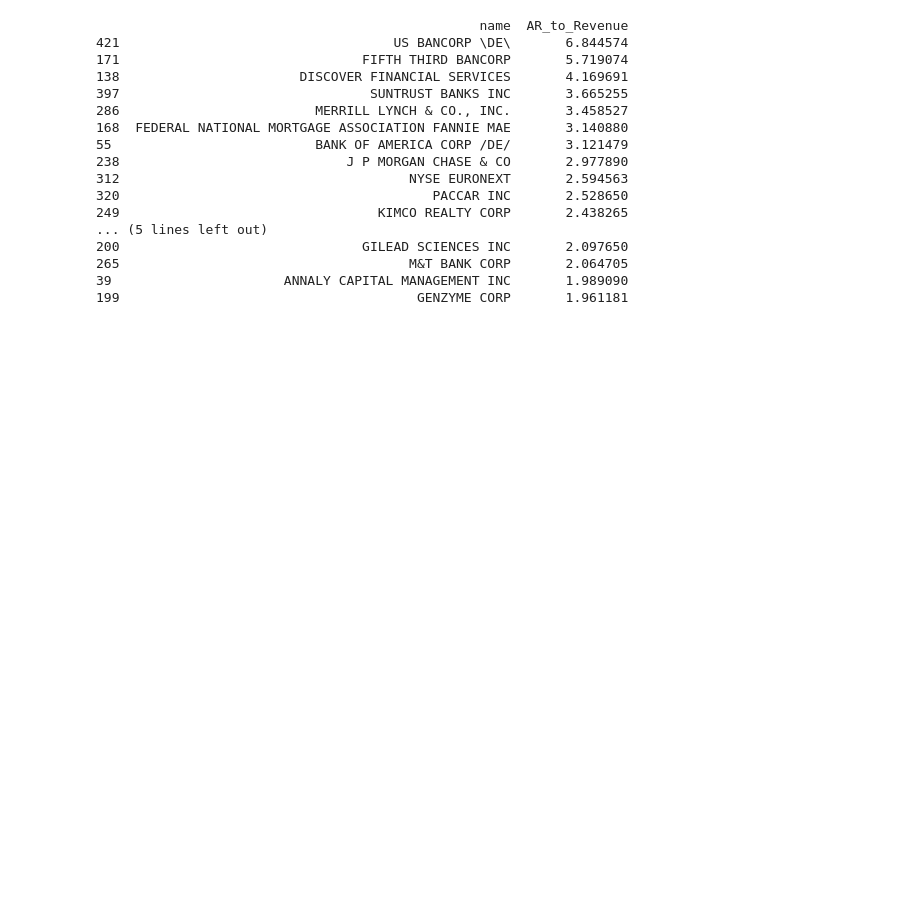
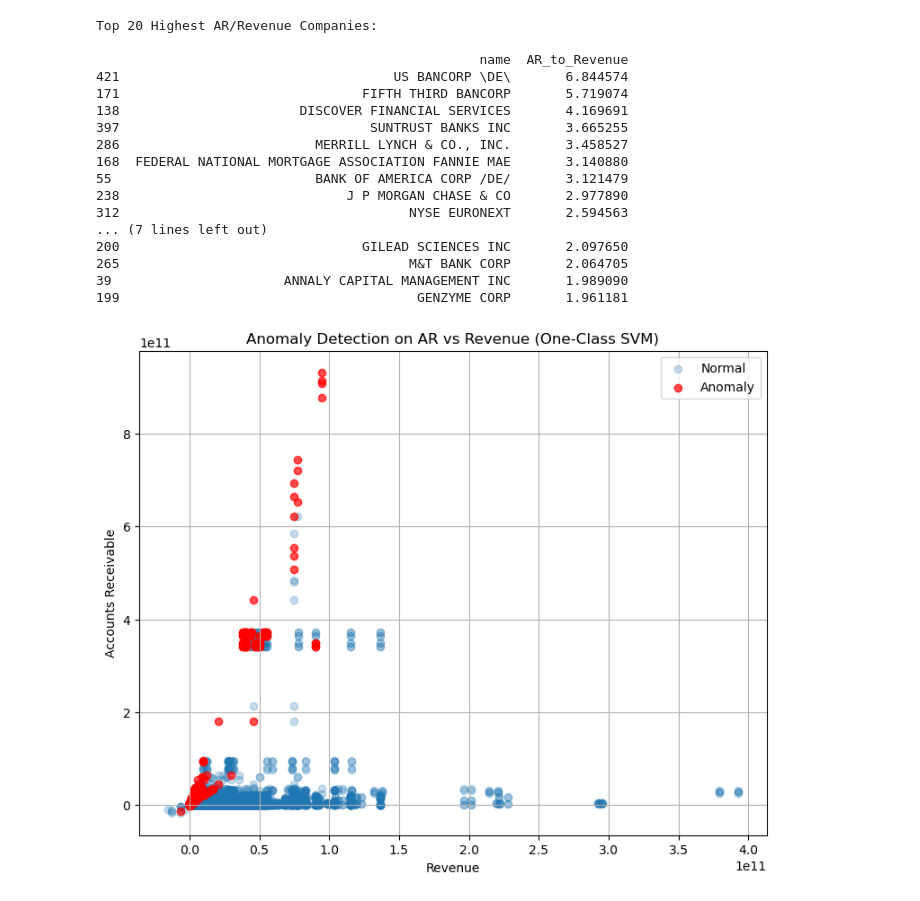
Before and after one commit to Codeman0834/FTP, a Jupyter notebook: TFP.ipynb, the cells around one changed output. Saved outputs shown, nothing was run; the diff lists cells and outputs as text; code cells hidden in the pictures; blank space fills up the shorter version.

Commit message:
Updated AR-to-Revenue analysis and anomaly detection model

```diff
--- a/TFP.ipynb
+++ b/TFP.ipynb
@@ -1,36 +1,95 @@
 # %%
 import pandas as pd
+import numpy as np
+import matplotlib.pyplot as plt
+from sklearn.svm import OneClassSVM
+from sklearn.preprocessing import StandardScaler
+
 
 path = "/home/codysch/Downloads/2009q4/"
+
 sub = pd.read_csv(path + "sub.txt", sep="\t", low_memory=False)
 num = pd.read_csv(path + "num.txt", sep="\t", low_memory=False, on_bad_lines="skip")
 
+
 merged = pd.merge(num, sub, on="adsh")
+
+
 rev = merged[merged["tag"].str.contains("Revenue", case=False, na=False)]
 rec = merged[merged["tag"].str.contains("Receivable", case=False, na=False)]
 
-paired = pd.merge(rev, rec, on=["adsh", "cik", "name", "period"], suffixes=("_rev", "_rec"))
+
+paired = pd.merge(
+    rev,
+    rec,
+    on=["adsh", "cik", "name", "period"],
+    suffixes=("_rev", "_rec")
+)
+
+
 paired["AR_to_Revenue"] = paired["value_rec"] / paired["value_rev"]
+
+
 paired = paired[paired["AR_to_Revenue"].between(0, 10)]
 
-summary = paired.groupby("name")["AR_to_Revenue"].mean().reset_index().sort_values("AR_to_Revenue", ascending=False)
 
+X = paired[["AR_to_Revenue"]].values
+
+scaler = StandardScaler()
+X_scaled = scaler.fit_transform(X)
+
+
+ocsvm = OneClassSVM(kernel="rbf", gamma="auto", nu=0.05)
+ocsvm.fit(X_scaled)
+
+paired["anomaly"] = ocsvm.predict(X_scaled)
+
+# Separate groups
+sus = paired[paired["anomaly"] == -1]
+normal = paired[paired["anomaly"] == 1]
+
+
+summary = (
+    paired.groupby("name")["AR_to_Revenue"]
+    .mean()
+    .reset_index()
+    .sort_values("AR_to_Revenue", ascending=False)
+)
+
+print("\nTop 20 Highest AR/Revenue Companies:\n")
 print(summary.head(20))
+
+
+plt.figure(figsize=(9,7))
+plt.scatter(normal["value_rev"], normal["value_rec"], alpha=0.25, label="Normal")
+plt.scatter(sus["value_rev"], sus["value_rec"], color="red", alpha=0.7, label="Anomaly")
+plt.xlabel("Revenue")
+plt.ylabel("Accounts Receivable")
+plt.title("Anomaly Detection on AR vs Revenue (One-Class SVM)")
+plt.legend()
+plt.grid(True)
+plt.show()
+
+
+sus_sorted = sus.sort_values("AR_to_Revenue", ascending=False)
+print("\nTop 20 Most Suspicious Companies Based on Ratio:\n")
+print(sus_sorted[["name", "AR_to_Revenue"]].head(20))
 # %% [output]
+Top 20 Highest AR/Revenue Companies:
+
                                                  name  AR_to_Revenue
 421                                   US BANCORP \DE\       6.844574
 171                               FIFTH THIRD BANCORP       5.719074
 138                       DISCOVER FINANCIAL SERVICES       4.169691
 397                                SUNTRUST BANKS INC       3.665255
 286                         MERRILL LYNCH & CO., INC.       3.458527
 168  FEDERAL NATIONAL MORTGAGE ASSOCIATION FANNIE MAE       3.140880
 55                          BANK OF AMERICA CORP /DE/       3.121479
 238                             J P MORGAN CHASE & CO       2.977890
 312                                     NYSE EURONEXT       2.594563
-320                                        PACCAR INC       2.528650
-249                                 KIMCO REALTY CORP       2.438265
-... (5 lines left out)
+... (7 lines left out)
 200                               GILEAD SCIENCES INC       2.097650
 265                                     M&T BANK CORP       2.064705
 39                      ANNALY CAPITAL MANAGEMENT INC       1.989090
 199                                      GENZYME CORP       1.961181
+[figure, added]
```
Also changed, not shown: parts of 1 cell of this notebook.
